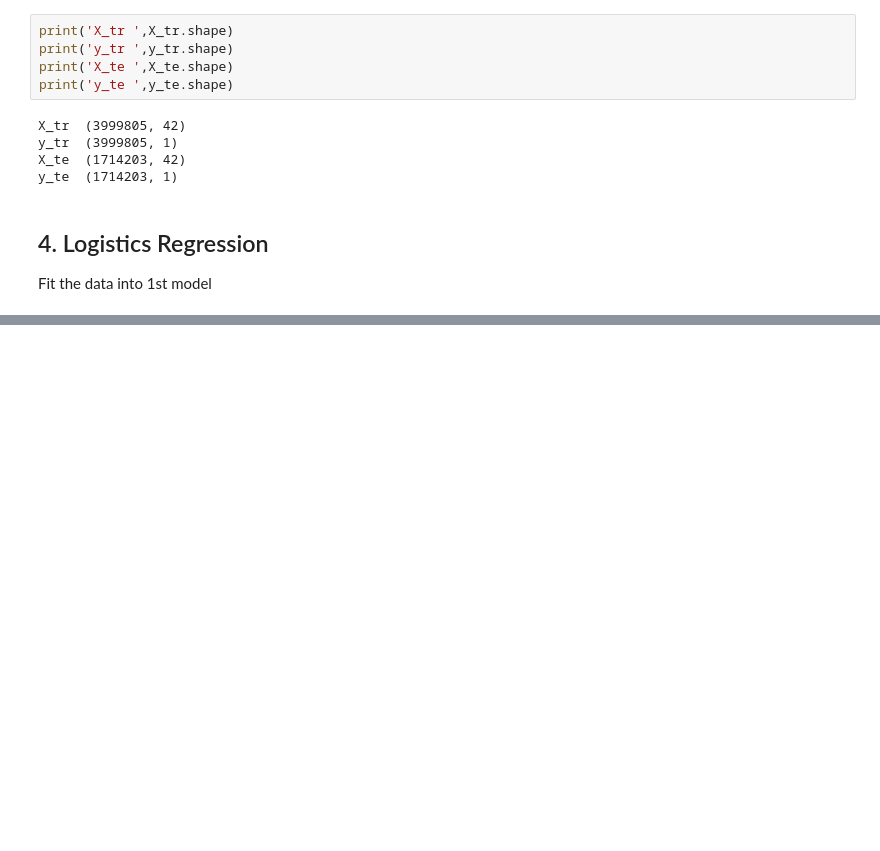
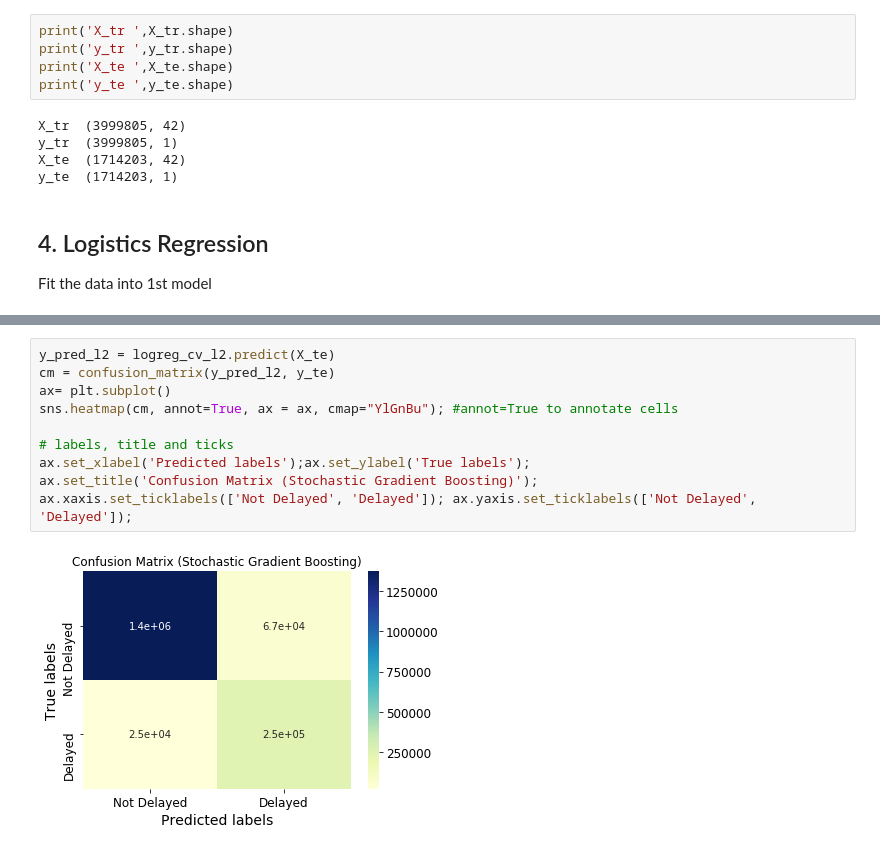
Before and after one commit to RobinXZ/ReactNativeReduxCasts, a Jupyter notebook: Final_project_2015_Flight_Delays_and_Cancellations.ipynb, the cells around one changed output, grey strips where cells are left out. Drawn from its saved outputs; the diff is of its cells as text; blank space fills up the shorter version.

```diff
--- a/Final_project_2015_Flight_Delays_and_Cancellations.ipynb
+++ b/Final_project_2015_Flight_Delays_and_Cancellations.ipynb
@@ -735,0 +798,12 @@ LogisticRegression(C=1.0, class_weight=None, dual=False, fit_intercept=True,
+# %%
+y_pred_l2 = logreg_cv_l2.predict(X_te)
+cm = confusion_matrix(y_pred_l2, y_te)
+ax= plt.subplot()
+sns.heatmap(cm, annot=True, ax = ax, cmap="YlGnBu"); #annot=True to annotate cells
+
+# labels, title and ticks
+ax.set_xlabel('Predicted labels');ax.set_ylabel('True labels');
+ax.set_title('Confusion Matrix (Stochastic Gradient Boosting)');
+ax.xaxis.set_ticklabels(['Not Delayed', 'Delayed']); ax.yaxis.set_ticklabels(['Not Delayed', 'Delayed']);
+# %% [output]
+[figure, added]
```
Also changed, not shown: parts of 29 cells of this notebook.
